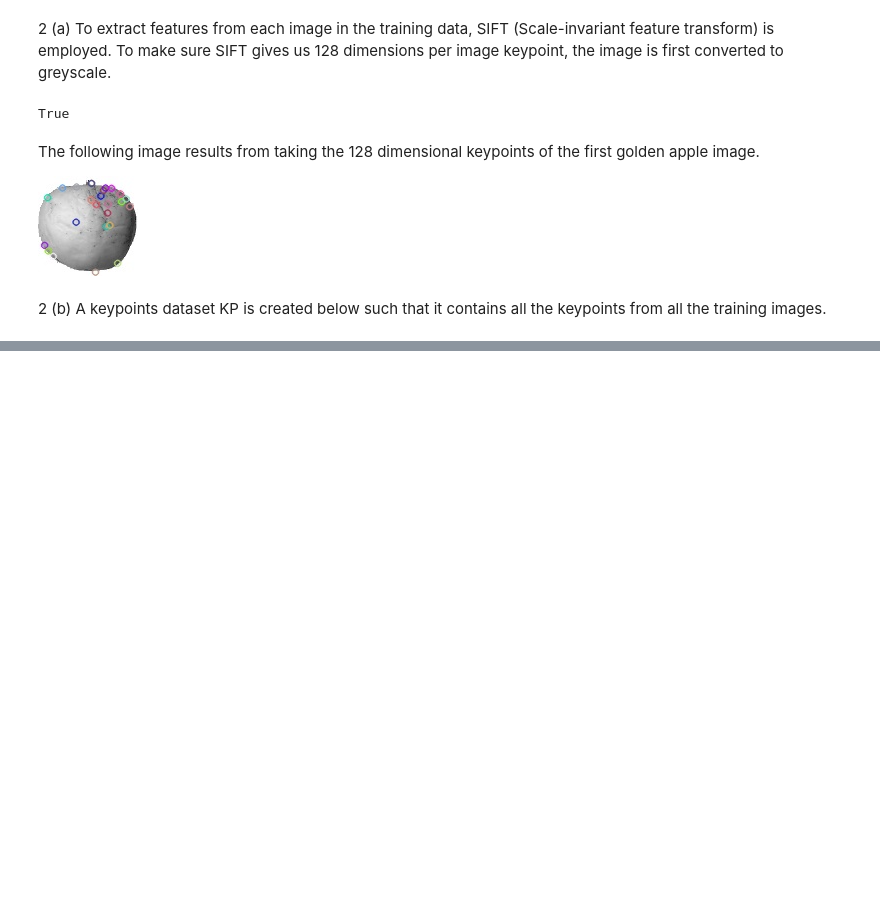
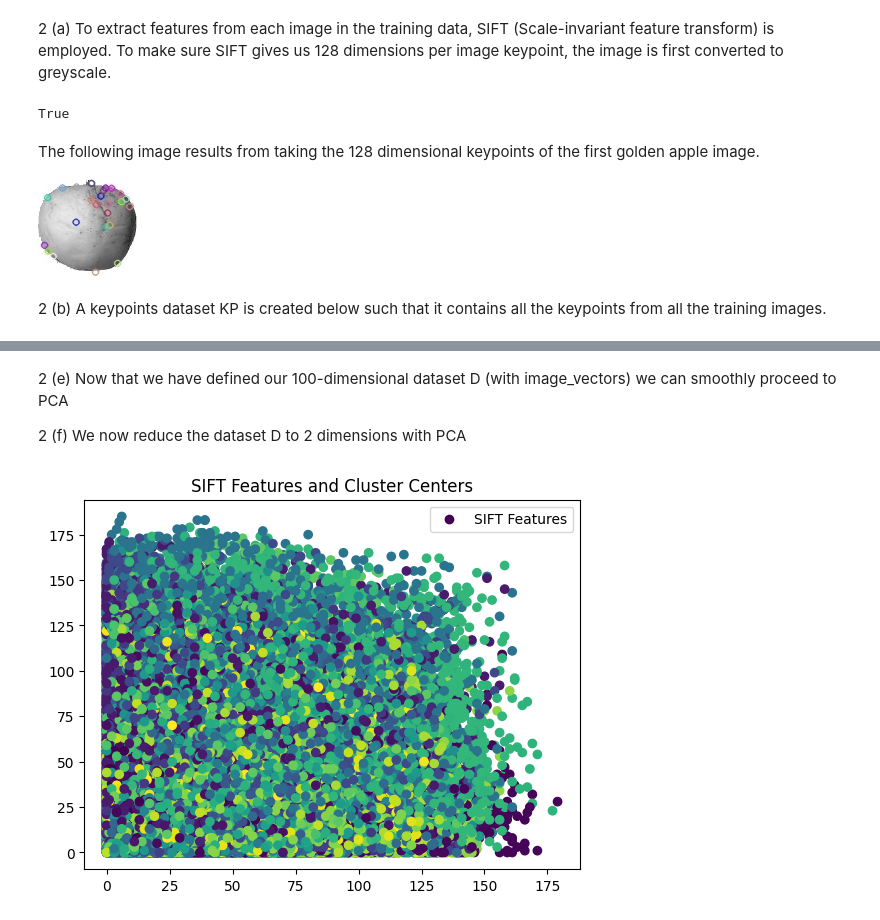
Before and after one commit to Tyler-42690/Fruit-Dataset, a Jupyter notebook: assignment.ipynb, the cells around one changed output, grey strips where cells are left out. Drawn from its saved outputs; the diff is of its cells as text; code cells hidden in the pictures; blank space fills up the shorter version.

```diff
--- a/assignment.ipynb
+++ b/assignment.ipynb
@@ -21,3 +21,29 @@ The following image results from taking the 128 dimensional keypoints of the fir
 ![golden apple photo with multiple SIFT keypoint markers overlaid on the greyscale image, showing feature extraction output in a technical computer vision context, neutral analytical tone](attachment:image.png)
 # %% [markdown]
 2 (b) A keypoints dataset KP is created below such that it contains all the keypoints from all the training images.
+# %%
+import os
+
+def extract_all_sift_features(image_folder):
+    sift = cv.SIFT_create()
+    all_features = []
+
+    for root, dirs, files in os.walk(image_folder):
+        for file in files:
+            if file.endswith(('.jpg', '.png', '.jpeg')):
+                img_path = os.path.join(root, file)
+                img = cv.imread(img_path)
+                gray = cv.cvtColor(img, cv.COLOR_BGR2GRAY)
+                kp, des = sift.detectAndCompute(gray, None)
+                if des is not None:
+                    all_features.append(des)
+
+    return all_features
+
+image_folder = 'Fruit-Subset/Training'
+features = extract_all_sift_features(image_folder)
+# %%
+features_array = np.vstack(features) #KP: Stack all feature descriptors into a single array
+print("Total SIFT features extracted:", features_array.shape[0])
+print("Feature dimension:", features_array.shape[1])
+print("Sample SIFT feature vector:", features_array[0])
@@ -23,0 +65,8 @@ The following image results from taking the 128 dimensional keypoints of the fir
+# %%
+from sklearn.cluster import KMeans
+
+kmeans = KMeans(n_clusters=100, random_state=0, n_init="auto").fit(features_array)
+
+# Access results
+labels = kmeans.labels_          # Cluster labels for each sample
+centers = kmeans.cluster_centers_ # Coordinates of cluster centers
@@ -23,0 +97,12 @@ The following image results from taking the 128 dimensional keypoints of the fir
+# %% [markdown]
+2 (e) Now that we have defined our 100-dimensional dataset D (with image_vectors) we can smoothly proceed to PCA
+
+2 (f) We now reduce the dataset D to 2 dimensions with PCA
+# %%
+import matplotlib.pyplot as plt
+plt.scatter(features_array[:, 0], features_array[:, 1], c=kmeans.labels_, label='SIFT Features')
+plt.title('SIFT Features and Cluster Centers')
+plt.legend()
+plt.show()
+# %% [output]
+[figure, added]
```
Also changed, not shown: parts of 4 cells of this notebook, 3 other files.
